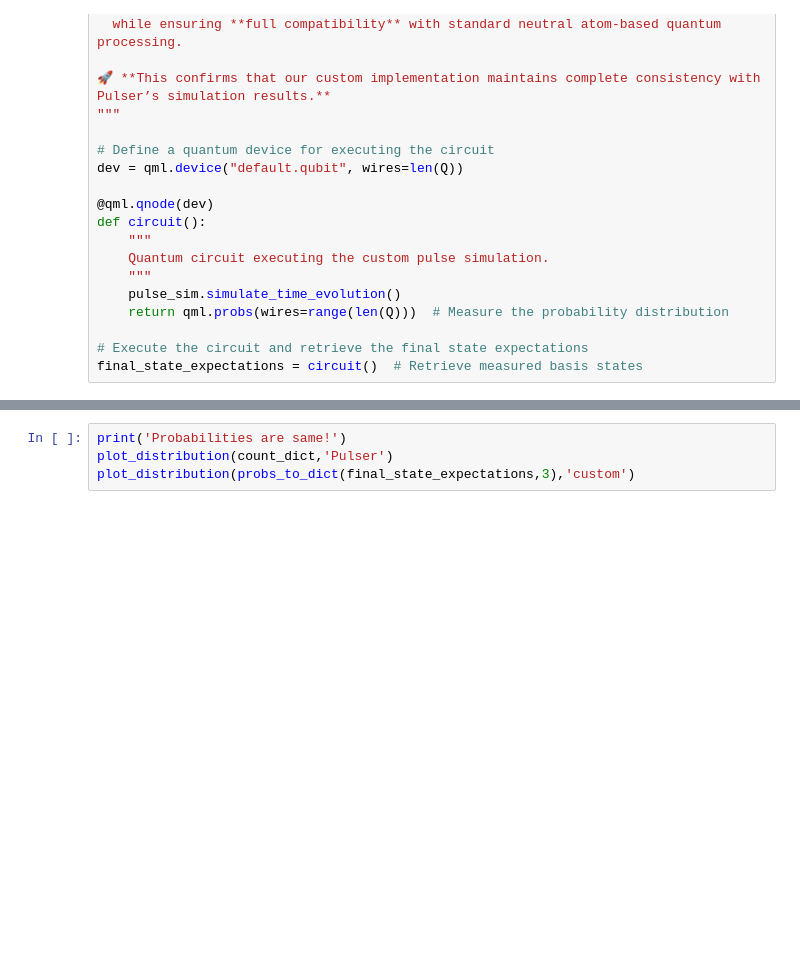
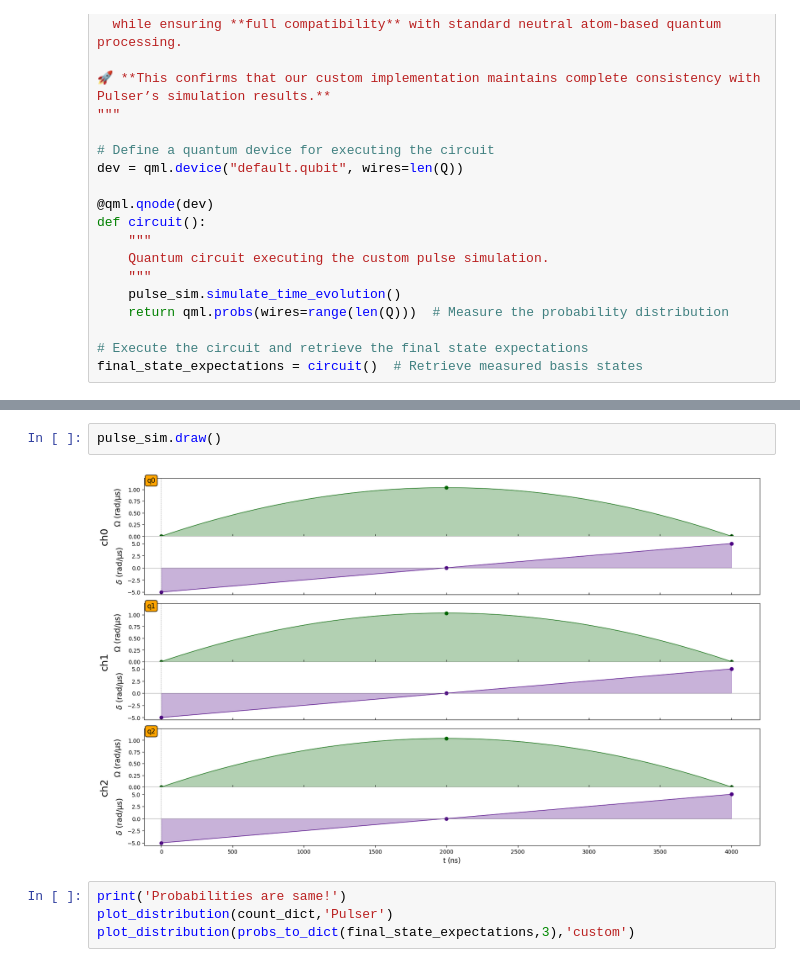
Before and after one commit to pop756/Pasqal_chanllenge, a Jupyter notebook: Results.ipynb, the cells around one changed output, grey strips where cells are left out. Cells and saved outputs as stored; diff of their text form; blank space fills up the shorter version.

```diff
--- a/Results.ipynb
+++ b/Results.ipynb
@@ -798,3 +796,7 @@ final_state_expectations = circuit()  # Retrieve measured basis states
+# %%
+pulse_sim.draw()
+# %% [output]
+[figure, added]
 # %%
 print('Probabilities are same!')
 plot_distribution(count_dict,'Pulser')
```
Also changed, not shown: parts of 28 cells of this notebook, 3 other files.
